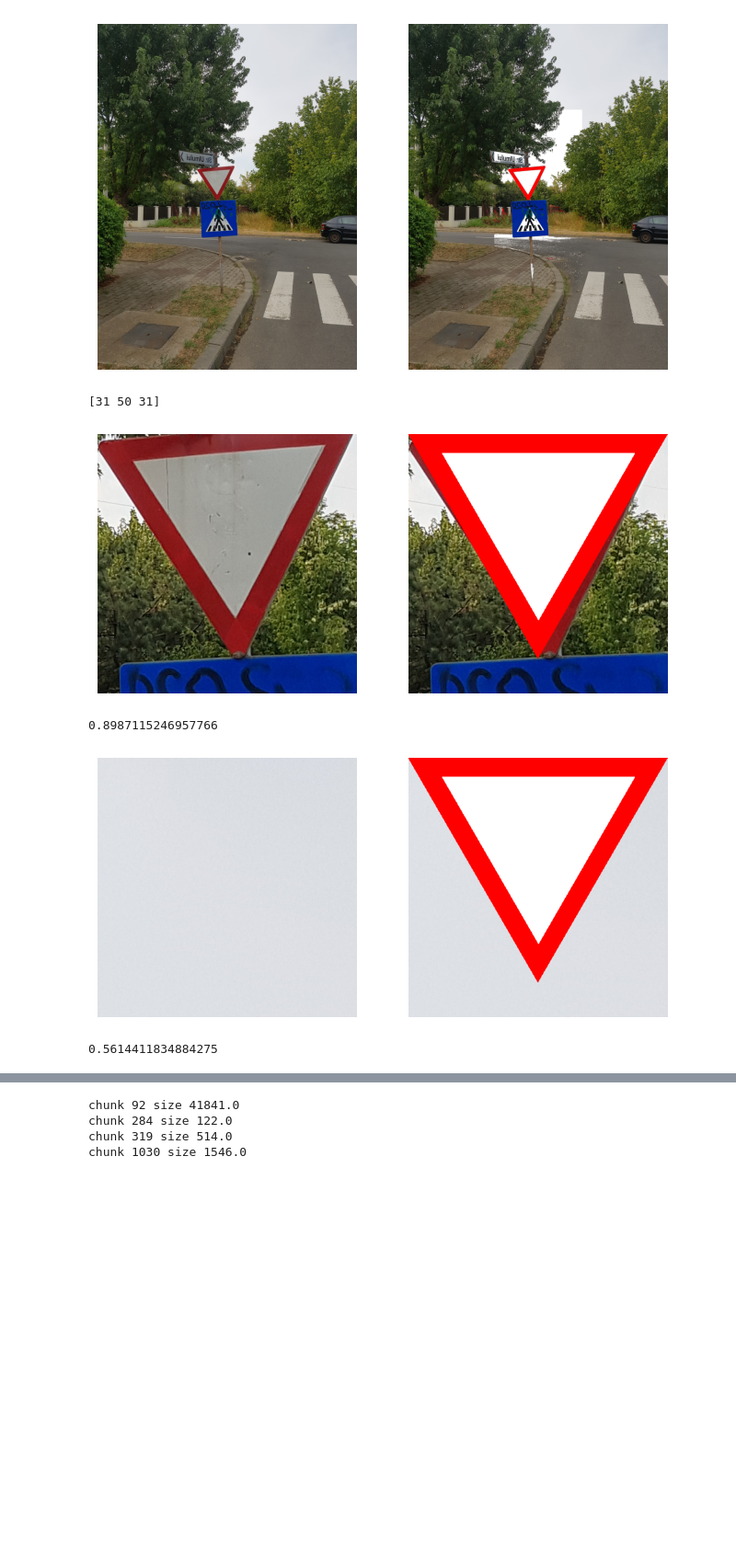
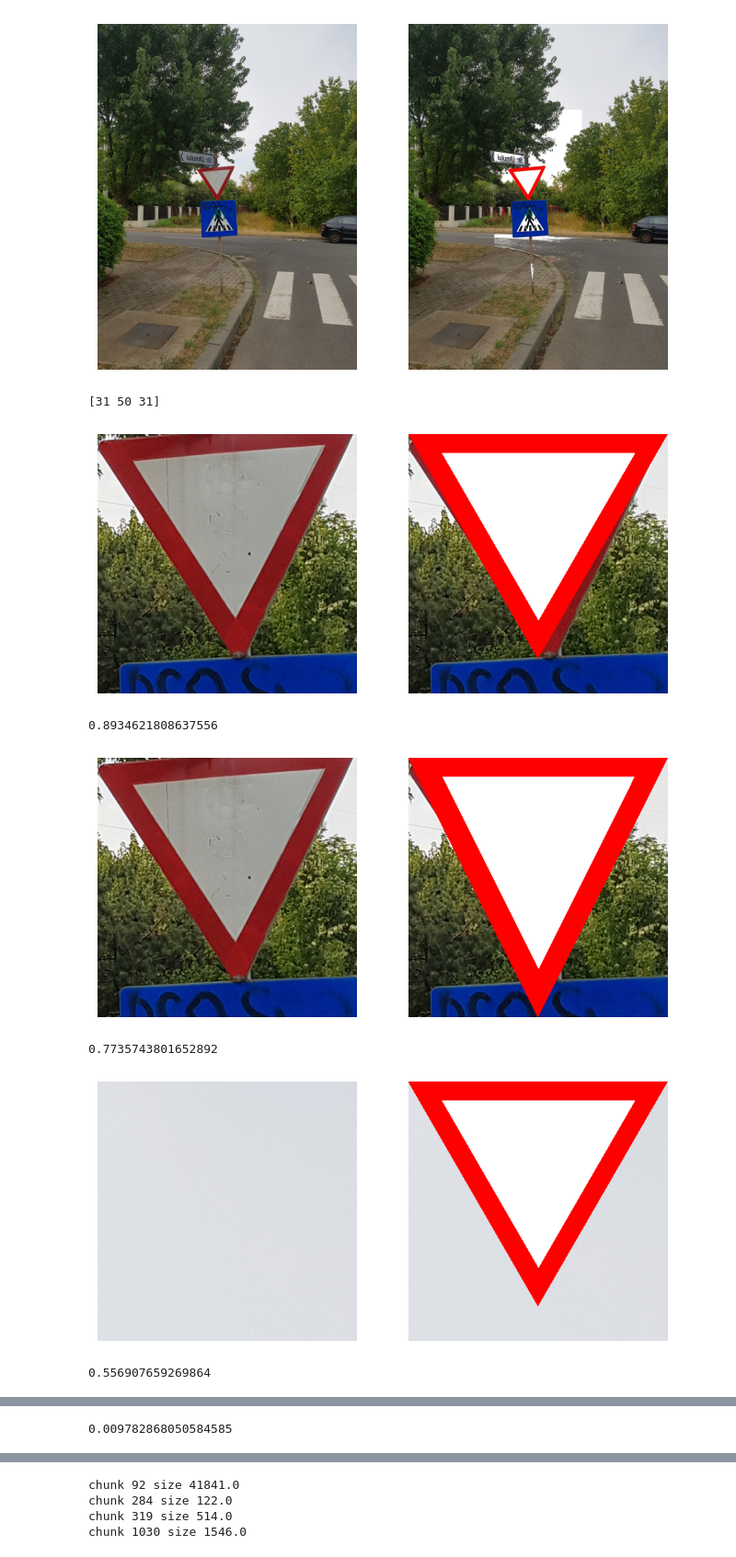
Before and after one commit to mircea-mihail/bike-system, a Jupyter notebook: scripts-and-misc/detectSigns/detect_give-way.ipynb, the cells around one changed output, grey strips where cells are left out. Shown at 92% size. Drawn from its saved outputs; the diff is of its cells as text; code cells hidden in the pictures; blank space fills up the shorter version.

Commit message:
changed the x and y coords with each other as i confused them in some functions and made the triangle draw and check fucntions take the height of the triangle as a parameter

```diff
--- a/scripts-and-misc/detectSigns/detect_give-way.ipynb
+++ b/scripts-and-misc/detectSigns/detect_give-way.ipynb
@@ -99,8 +108,14 @@ plt.imshow(matrix)
 # %%
 # print a generated give way sign on a immage
-def drawRgbSign(p_mat, p_x_start, p_y_start, p_side):
-	red_tiangle_height = int(np.sqrt(3 * p_side * p_side /4))
-	converging_factor = 2 / np.sqrt(3) # math :)
+def drawRgbSign(p_mat, p_x_start, p_y_start, p_side, p_height = -1):
+	height_factor = 1
+
+	if p_height != -1:
+		equilateral_height = int(np.sqrt(3 * p_side * p_side /4))
+		height_factor = p_height / equilateral_height
+
+	red_tiangle_height = int(np.sqrt(3 * p_side * p_side /4) * height_factor)
+	converging_factor = 2 / np.sqrt(3) / height_factor # math :)
 
 	shape_area = red_tiangle_height * p_side / 2
 	pixels_to_check = shape_area
@@ -116,7 +131,7 @@ def drawRgbSign(p_mat, p_x_start, p_y_start, p_side):
 	white_x_start = p_x_start + int((p_side - white_side) / 2)
 	white_y_start = p_y_start + int((p_side - white_side) * np.sqrt(3) / 6)
 
-	white_triangle_height = int(np.sqrt(3 * white_side * white_side / 4))
+	white_triangle_height = int(np.sqrt(3 * white_side * white_side / 4)) * height_factor
 
 	for i in range(p_x_start, p_x_start + red_tiangle_height):
 		for j in range(int(p_y_start + ((i - p_x_start)/2) * converging_factor), int(p_y_start + p_side - (i - p_x_start) / 2 * converging_factor)):
@@ -201,15 +216,21 @@ plt.show()
 # %%
 # funciton used to score how close a triangle of side p_side starting at x and y resemples a give way sign
 
-def check_for_sign(p_img, p_x_start, p_y_start, p_side):
+def check_for_sign(p_img, p_x_start, p_y_start, p_side, p_height = -1):
 	# the difference between the RGB pixels in order for it to be considered white
 	color_score = 0
 
-	red_tiangle_height = int(np.sqrt(3 * p_side * p_side /4))
-	converging_factor = 2 / np.sqrt(3) # math :)
+	height_factor = 1
+
+	if p_height != -1:
+		equilateral_height = int(np.sqrt(3 * p_side * p_side /4))
+		height_factor = p_height / equilateral_height
+
+	red_tiangle_height = int(np.sqrt(3 * p_side * p_side /4) * height_factor)
+	converging_factor = 2 / np.sqrt(3) / height_factor # math :)
 
 	shape_area = red_tiangle_height * p_side / 2
-	pixels_to_check = 10/100 * shape_area
+	pixels_to_check = 100/100 * shape_area
 
 	px_culling_rate = 1
 
@@ -219,20 +240,20 @@ def check_for_sign(p_img, p_x_start, p_y_start, p_side):
 	red_triangle_width_percent = 0.8
 	white_side = int(p_side * red_triangle_width_percent)
 
-	white_x_start = p_x_start + int((p_side - white_side) / 2)
-	white_y_start = p_y_start + int((p_side - white_side) * np.sqrt(3) / 6)
+	white_y_start = p_y_start + int((p_side - white_side) / 2)
+	white_x_start = p_x_start + int((p_side - white_side) * np.sqrt(3) / 6)
 
-	white_triangle_height = int(np.sqrt(3 * white_side * white_side / 4))
+	white_triangle_height = int(np.sqrt(3 * white_side * white_side / 4) * height_factor)
 
-	for i in range(p_x_start, p_x_start + red_tiangle_height):
-		for j in range(int(p_y_start + ((i - p_x_start)/2) * converging_factor), int(p_y_start + p_side - (i - p_x_start) / 2 * converging_factor)):
+	for i in range(p_y_start, p_y_start + red_tiangle_height):
+		for j in range(int(p_x_start + ((i - p_y_start)/2) * converging_factor), int(p_x_start + p_side - (i - p_y_start) / 2 * converging_factor)):
 			if(np.random.rand() <= px_culling_rate):
 				if between(i,
-					white_x_start - (p_side - white_side) * np.sqrt(3) / 12,
-					white_x_start + white_triangle_height)\
+					white_y_start - (p_side - white_side) * np.sqrt(3) / 12,
+					white_y_start + white_triangle_height)\
 				and between(j,
-					white_y_start + (p_side - white_side) * np.sqrt(3) / 4 + ((i - white_x_start) / 2) * converging_factor,
-					white_y_start + white_side - (i - white_x_start) / 2 * converging_factor):
+					white_x_start + (p_side - white_side) * np.sqrt(3) / 4 + ((i - white_y_start) / 2) * converging_factor,
+					white_x_start + white_side - (i - white_y_start) / 2 * converging_factor):
 
 					if is_white(p_img[i][j]):
 						color_score += 1
@@ -243,11 +264,11 @@ def check_for_sign(p_img, p_x_start, p_y_start, p_side):
 	plt.figure(figsize=(8, 4))
 	plt.subplot(1, 2, 1)
 	plt.axis('off')
-	plt.imshow(p_img[p_x_start:p_x_start+p_side, p_y_start:p_y_start+p_side])
+	plt.imshow(p_img[p_y_start:p_y_start+p_side, p_x_start:p_x_start+p_side])
 
-	ideal_sign = p_img[p_x_start:p_x_start+p_side, p_y_start:p_y_start+p_side].copy()
+	ideal_sign = p_img[p_y_start:p_y_start+p_side, p_x_start:p_x_start+p_side].copy()
 
-	drawRgbSign(ideal_sign, 0, 0, p_side)
+	drawRgbSign(ideal_sign, 0, 0, p_side, red_tiangle_height)
 	plt.subplot(1, 2, 2)
 	plt.axis('off')
 	plt.imshow(ideal_sign)
@@ -258,35 +279,42 @@ def check_for_sign(p_img, p_x_start, p_y_start, p_side):
 
 # def print_selected_shape(img, p_x_start, p_y_start, p_side):
 # 	mat_to_print = np.zeros((p_side, p_side, 3))
 # 	plt.imshow(mat_to_print)
 # 	plt.show()
 # 	for i in range(0, p_side):
 # 		for j in range(0, p_side):
 # 			for px in range(0, 3):
 # 				mat_to_print[i][j][px] = img[p_x_start + i][p_y_start + j][px]
 
 # 	plt.imshow(mat_to_print)
 # 	plt.show()
 
 np.shape(test_img)
 len(test_img[0])
 print(test_img[0][0])
 img = test_img.copy()
 
 # drawRgbSign(imgu, 0, 1853, 440)
-x_val = 1680
-y_val = 1160
+x_val = 1160
+y_val = 1680
 side = 440
 
 good_score = check_for_sign(test_img, x_val, y_val, side)
 print(good_score)
 
+good_score = check_for_sign(test_img, x_val, y_val, side, side)
+print(good_score)
+
+bad_score = check_for_sign(test_img, 1853, 0, 440)
+print(bad_score)
 
 bad_score = check_for_sign(test_img, 0, 1853, 440)
 print(bad_score)
 # %% [output]
 [31 50 31]
 [figure]
-0.8987115246957766
+0.8934621808637556
-[figure, old version]
+[figure, new version]
-0.5614411834884275
+0.7735743801652892
+[figure, added]
+0.556907659269864
@@ -293,3 +322,4 @@ print(bad_score)
+0.009782868050584585
 # %%
 # find red chunks and separate them by labling
 
```
Also changed, not shown: parts of 5 cells of this notebook.
